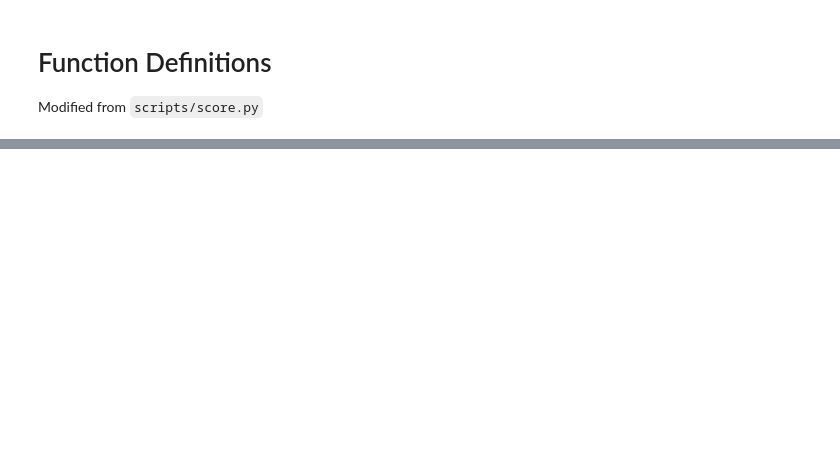
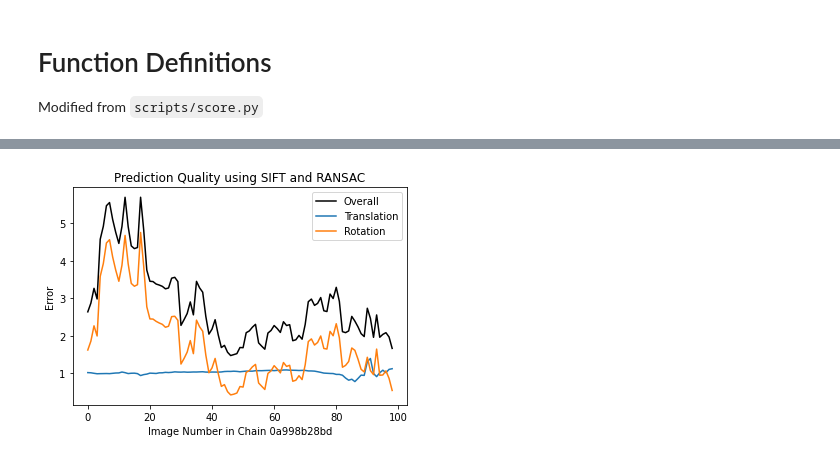
Before and after one commit to yeojunjie/spacecraft-pose-estimation, a Jupyter notebook: example_src/result_evaluation.ipynb, the cells around one changed output, grey strips where cells are left out. Cells and saved outputs as stored; diff of their text form; code cells hidden in the pictures; blank space fills up the shorter version.

```diff
--- a/example_src/result_evaluation.ipynb
+++ b/example_src/result_evaluation.ipynb
@@ -213,8 +213,8 @@ def score_chains(predicted_df: pd.DataFrame, actual_df: pd.DataFrame) -> Dict[st
 
     return {
         "translation_errors": translation_errors,
-        "rotation_error": rotation_errors,
-        "score": translation_errors + rotation_errors,
+        "rotation_errors": rotation_errors,
+        "overall_errors": translation_errors + rotation_errors,
     }
 # %%
 PREDICTED_PATH = "results.csv"
@@ -257,0 +243,20 @@ for key in scores:
+# %%
+import matplotlib.pyplot as plt
+
+plt.figure(facecolor="white") # Set the background color (outside the plotting region) to white.
+X = np.arange(len(scores["overall_errors"]))
+plt.plot(X, scores["overall_errors"], label="Overall", color="black")
+plt.plot(X, scores["translation_errors"], label="Translation", color="C0") # C0 is blue.
+plt.plot(X, scores["rotation_errors"], label="Rotation", color="C1") # C1 is orange.
+
+plt.title("Prediction Quality using SIFT and RANSAC")
+plt.xlabel("Image Number in Chain 0a998b28bd")
+plt.ylabel("Error")
+plt.legend()
+
+# Save the figure to a file.
+plt.savefig("prediction_evaluation_SIFT_RANSAC.png", dpi=300)
+plt.show()
+plt.close()
+# %% [output]
+[figure, added]
```
Also changed, not shown: parts of 2 cells of this notebook, 3 other files.
